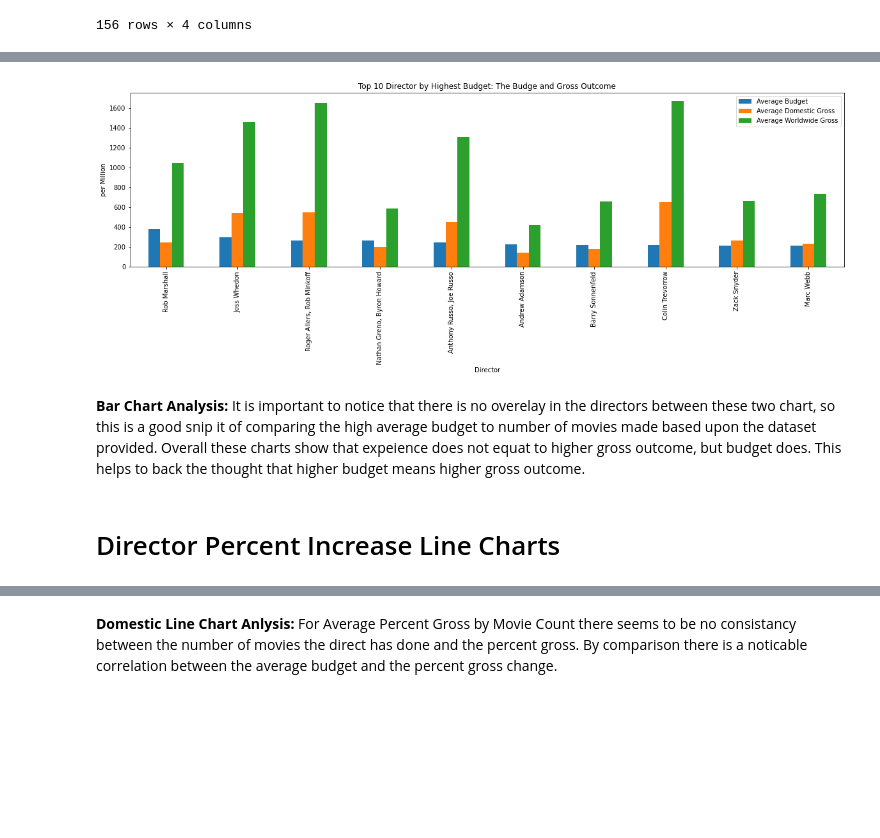
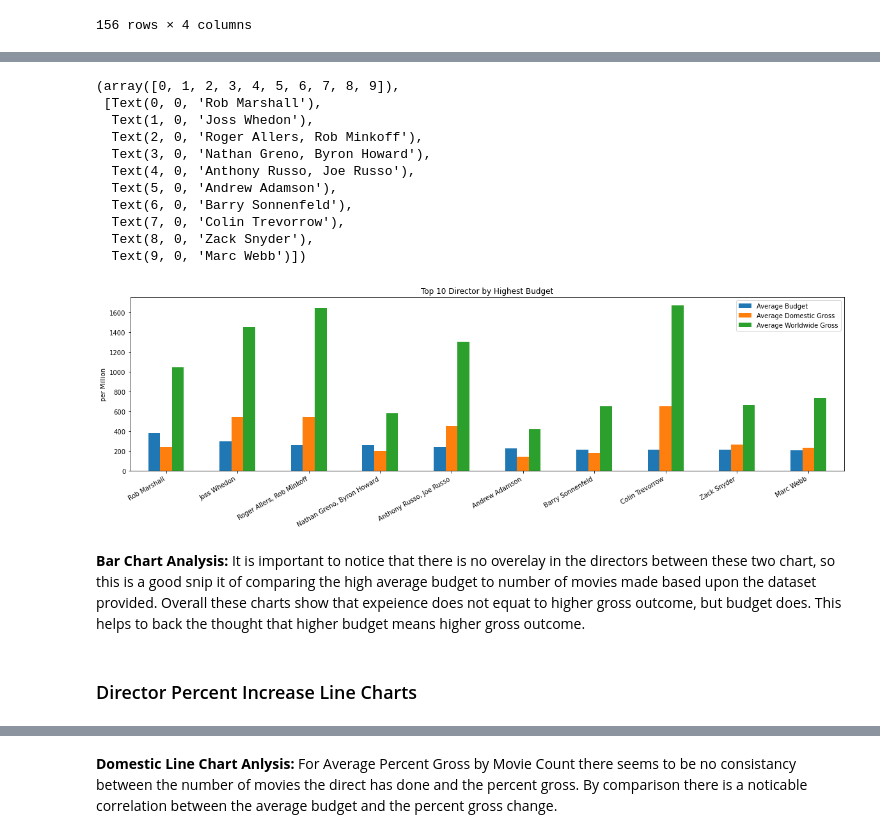
Before and after one commit to annied222/Project_1, a Jupyter notebook: directors.ipynb, the cells around one changed output, grey strips where cells are left out. Drawn from its saved outputs; the diff is of its cells as text; code cells hidden in the pictures; blank space fills up the shorter version.

```diff
--- a/directors.ipynb
+++ b/directors.ipynb
@@ -147,12 +165,24 @@ moviecountbar = moviedirect10_df.plot.bar(xlabel="Director", ylabel="per Million
 # %%
 #Bar Chart showing top ten directors by average budget, and showing their average budget to gross outcome
 budgdirect10_df = budgdirect10_df.drop(["Number of Movies"], axis=1, inplace = False)
-budgetbar = budgdirect10_df.plot.bar(xlabel="Director", ylabel="per Million",
-             title = "Top 10 Director by Highest Budget: The Budge and Gross Outcome", figsize=(20,5))
+budgetbar = budgdirect10_df.plot.bar(xlabel = "",ylabel="per Million",
+             title = "Top 10 Director by Highest Budget", figsize=(20,5))
+plt.xticks(rotation=30,ha='right')
 # %% [output]
+(array([0, 1, 2, 3, 4, 5, 6, 7, 8, 9]),
+ [Text(0, 0, 'Rob Marshall'),
+  Text(1, 0, 'Joss Whedon'),
+  Text(2, 0, 'Roger Allers, Rob Minkoff'),
+  Text(3, 0, 'Nathan Greno, Byron Howard'),
+  Text(4, 0, 'Anthony Russo, Joe Russo'),
+  Text(5, 0, 'Andrew Adamson'),
+  Text(6, 0, 'Barry Sonnenfeld'),
+  Text(7, 0, 'Colin Trevorrow'),
+  Text(8, 0, 'Zack Snyder'),
+  Text(9, 0, 'Marc Webb')])
-[figure, old version]
+[figure, new version]
 # %% [markdown]
 **Bar Chart Analysis:** It is important to notice that there is no overelay in the directors between these two chart, so this is a good snip it of comparing the high average budget to number of movies made based upon the dataset provided. Overall these charts show that expeience does not equat to higher gross outcome, but budget does. This helps to back the thought that higher budget means higher gross outcome.
 # %% [markdown]
-# Director Percent Increase Line Charts
+### Director Percent Increase Line Charts
 # %%
```
Also changed, not shown: parts of 11 cells of this notebook.
